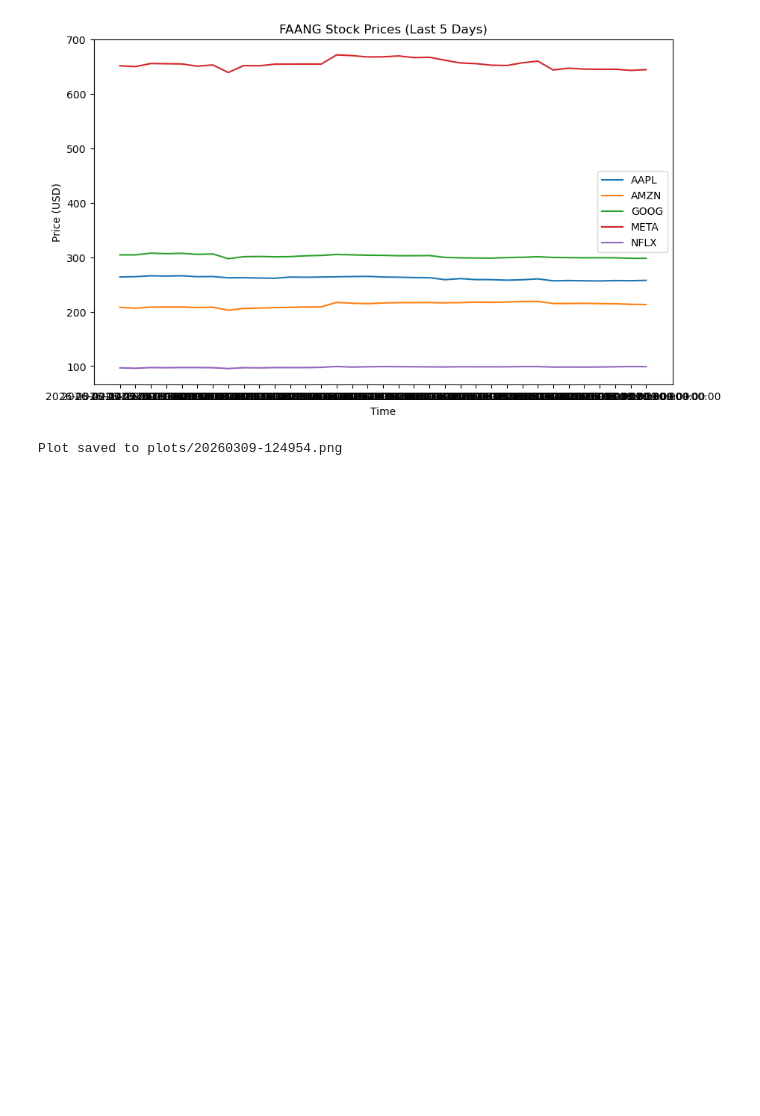
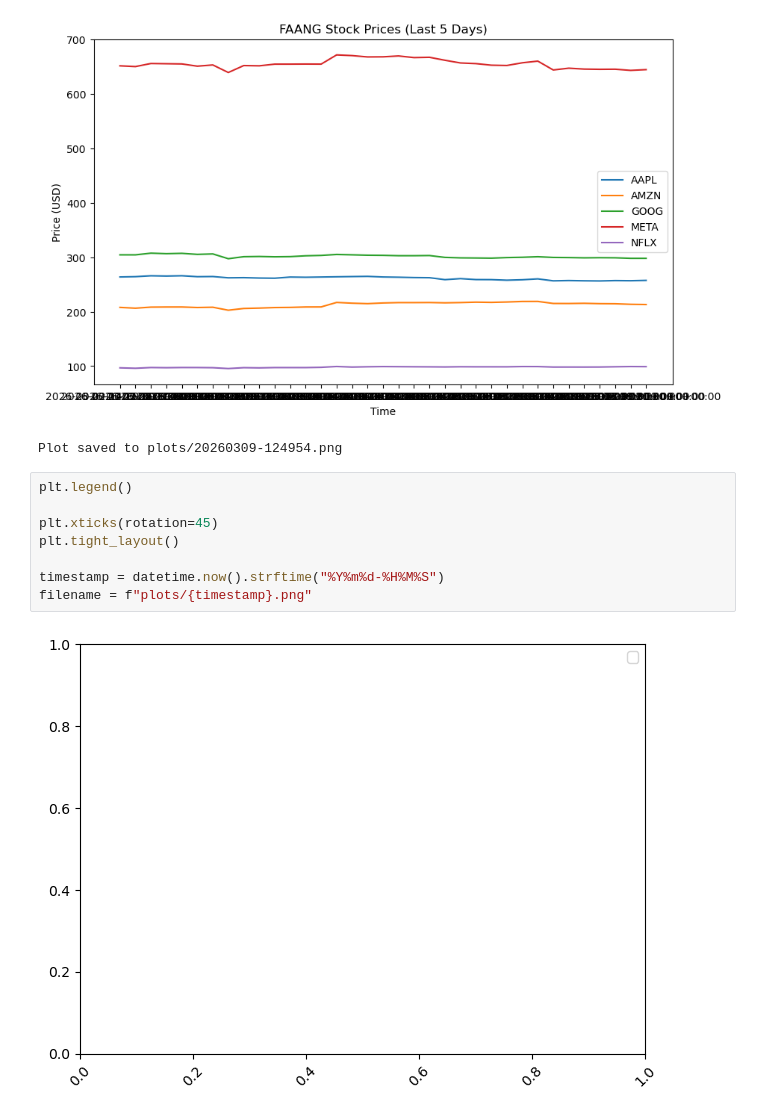
Before and after one commit to Nebulosa-max/faang-data-pipeline, a Jupyter notebook: problems.ipynb, the cells around one changed output. Cells and saved outputs as stored; diff of their text form; blank space fills up the shorter version.

```diff
--- a/problems.ipynb
+++ b/problems.ipynb
@@ -65,3 +65,13 @@ plot_data()
 # %% [output]
 [figure]
 Plot saved to plots/20260309-124954.png
+# %%
+plt.legend()
+
+plt.xticks(rotation=45)
+plt.tight_layout()
+
+timestamp = datetime.now().strftime("%Y%m%d-%H%M%S")
+filename = f"plots/{timestamp}.png"
+# %% [output]
+[figure, added]
```
